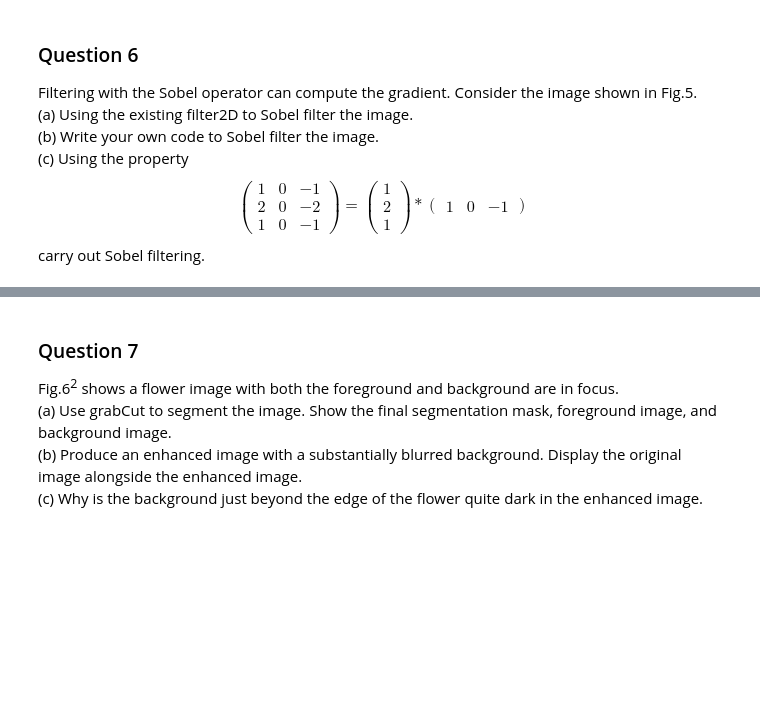
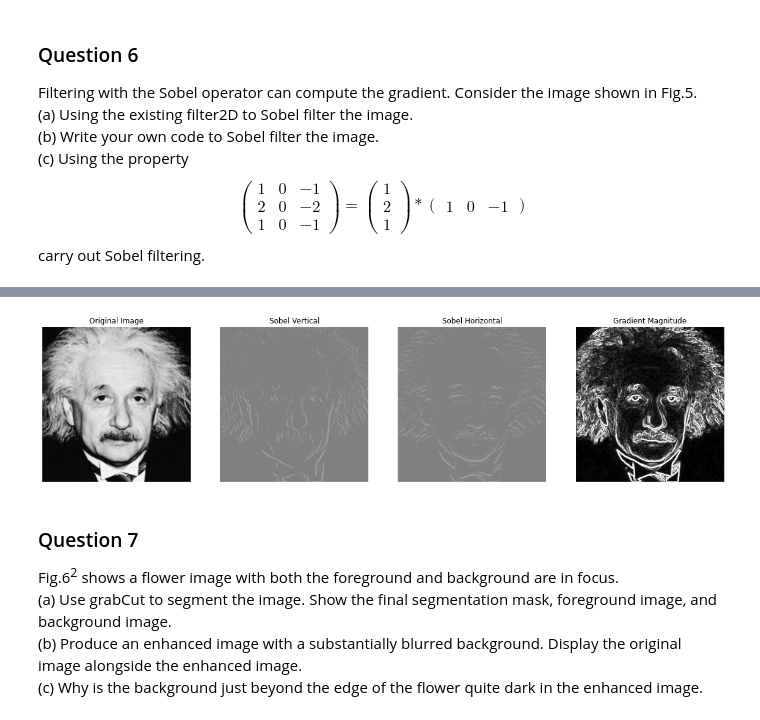
Before and after one commit to ayodyawkh/EN2550, a Jupyter notebook: Assignment_1/Assignment1.ipynb, the cells around one changed output, grey strips where cells are left out. Cells and saved outputs as stored; diff of their text form; code cells hidden in the pictures; blank space fills up the shorter version.

```diff
--- a/Assignment_1/Assignment1.ipynb
+++ b/Assignment_1/Assignment1.ipynb
@@ -245,3 +277,48 @@ carry out Sobel filtering.
+# %%
+import numpy as np
+import cv2
+from matplotlib import pyplot as plt
+def pixel_value(X):
+    if X >255:
+        X = 255
+    elif X<0:
+        X = 0
+    return X
+
+
+def sobelOperator(img):
+    container1 = np.copy(img)
+    container2 = np.copy(img)
+    container3 = np.copy(img)
+    size = container1.shape
+    for i in range(1, size[0] - 1):
+        for j in range(1, size[1] - 1):
+            gx = (img[i - 1][j - 1] + 2*img[i][j - 1] + img[i + 1][j - 1]) - (img[i - 1][j + 1] + 2*img[i][j + 1] + img[i + 1][j + 1])
+            gy = (img[i - 1][j - 1] + 2*img[i - 1][j] + img[i - 1][j + 1]) - (img[i + 1][j - 1] + 2*img[i + 1][j] + img[i + 1][j + 1])
+            container1[i][j] = pixel_value(np.sqrt(gx**2 + gy**2))
+            container2[i][j] = pixel_value(gx)
+            container3[i][j] = pixel_value(gy)
+    return container2,container3,container1
+
+Img = cv2.cvtColor(cv2.imread("einstein.png"), cv2.COLOR_BGR2GRAY)
+img = sobelOperator(Img)
+figure, axis = plt.subplots(1,4, figsize = (20,20))
+
+axis[0].imshow(Img, cmap = 'gray', vmin = 0, vmax = 255)
+axis[0].axis('off')
+axis[0].title.set_text('Original Image')
+axis[1].imshow(img[0], cmap = 'gray', vmin = -1020, vmax = 1020)
+axis[1].axis('off')
+axis[1].title.set_text('Sobel Vertical')
+axis[2].imshow(img[1], cmap = 'gray', vmin = -1020, vmax = 1020)
+axis[2].axis('off')
+axis[2].title.set_text('Sobel Horizontal')
+axis[3].imshow(img[2], cmap = 'gray')
+axis[3].axis('off')
+axis[3].title.set_text('Gradient Magnitude')
+plt.show()
+# %% [output]
+[figure, added]
 # %% [markdown]
 ### Question 7
 Fig.6<sup>2</sup> shows a flower image with both the foreground and background are in focus.<br>
```
Also changed, not shown: parts of 1 cell of this notebook.
